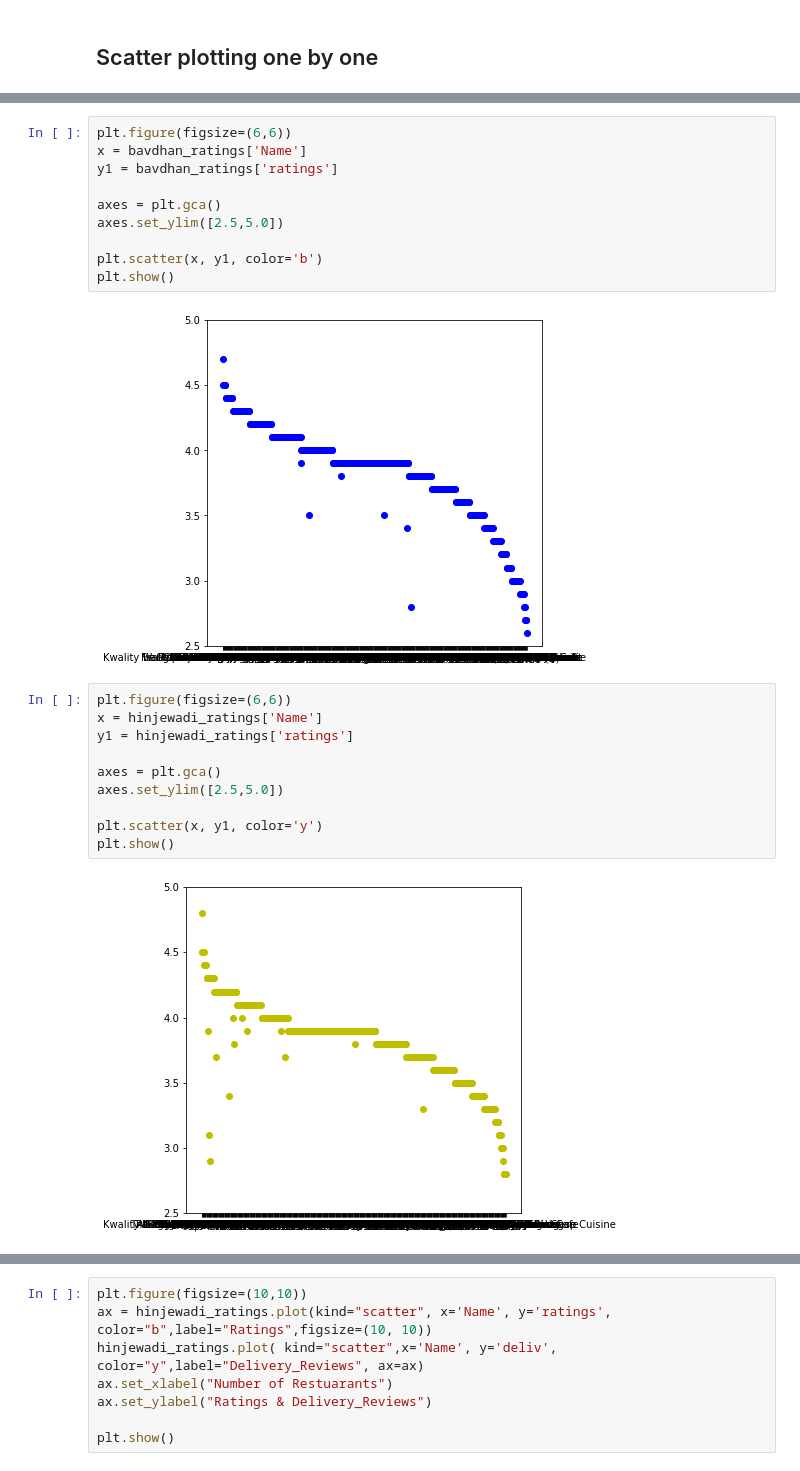
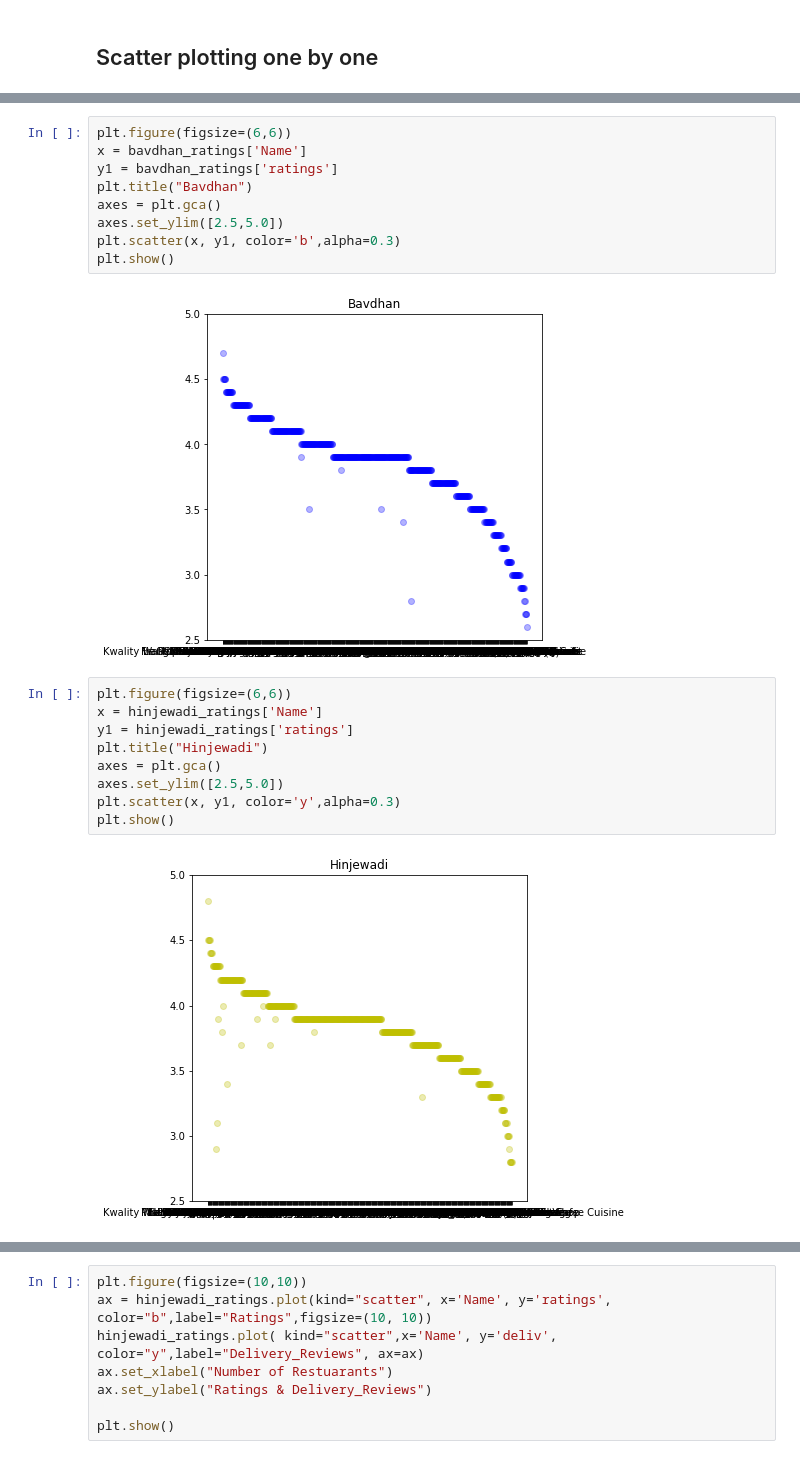
Before and after one commit to Ruthik27/Bed_Rest_and_Order_Services, a Jupyter notebook: new_data_zomato.ipynb, the cells around one changed output, grey strips where cells are left out. Saved outputs shown, nothing was run; the diff lists cells and outputs as text.

Commit message:
new changes on GRAPHS

```diff
--- a/new_data_zomato.ipynb
+++ b/new_data_zomato.ipynb
@@ -220,26 +248,24 @@ plt.show()
 plt.figure(figsize=(6,6))
 x = bavdhan_ratings['Name']
 y1 = bavdhan_ratings['ratings']
-
+plt.title("Bavdhan")
 axes = plt.gca()
 axes.set_ylim([2.5,5.0])
-
-plt.scatter(x, y1, color='b')
+plt.scatter(x, y1, color='b',alpha=0.3)
 plt.show()
 # %% [output]
-[figure, old version]
+[figure, new version]
 # %%
 plt.figure(figsize=(6,6))
 x = hinjewadi_ratings['Name']
 y1 = hinjewadi_ratings['ratings']
-
+plt.title("Hinjewadi")
 axes = plt.gca()
 axes.set_ylim([2.5,5.0])
-
-plt.scatter(x, y1, color='y')
+plt.scatter(x, y1, color='y',alpha=0.3)
 plt.show()
 # %% [output]
-[figure, old version]
+[figure, new version]
 # %%
 plt.figure(figsize=(6,6))
 x = wakad_ratings['Name']
```
Also changed, not shown: parts of 33 cells of this notebook.
